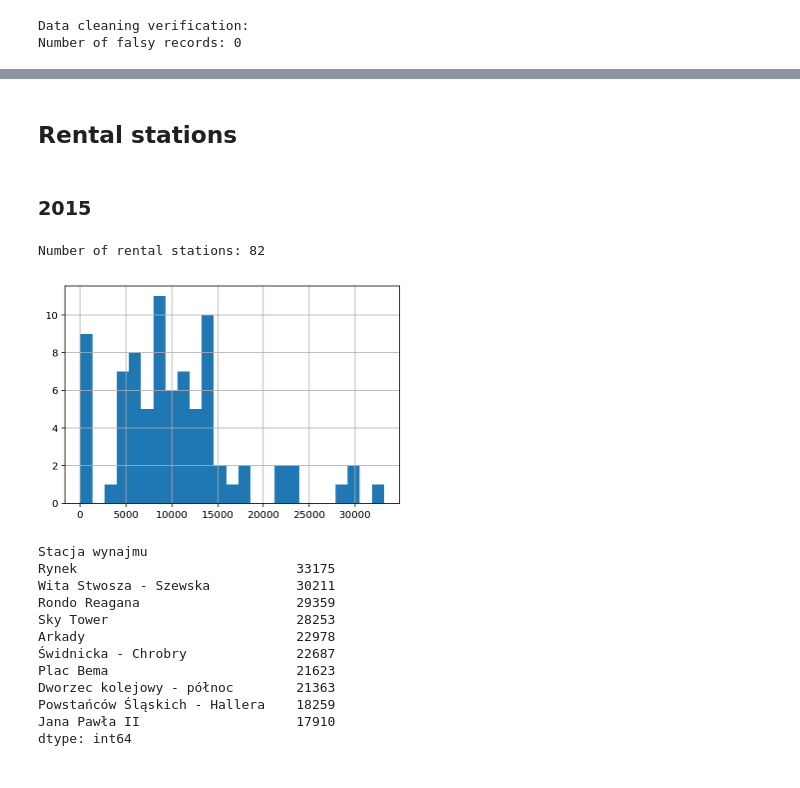
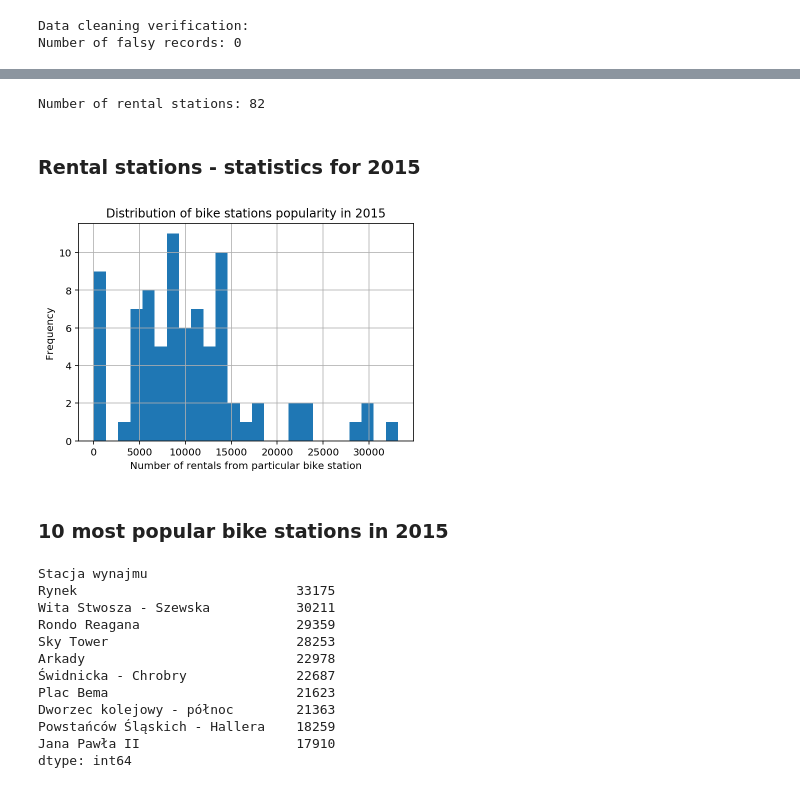
Before and after one commit to mariuszrokita/bike-sharing-demand, a Jupyter notebook: notebooks/wroclawski-rower-miejski/initial-data-exploration.ipynb, the cells around one changed output, grey strips where cells are left out. Drawn from its saved outputs; the diff is of its cells as text; code cells hidden in the pictures.

```diff
--- a/notebooks/wroclawski-rower-miejski/initial-data-exploration.ipynb
+++ b/notebooks/wroclawski-rower-miejski/initial-data-exploration.ipynb
@@ -157,15 +157,19 @@ Number of falsy records: 0
+# %%
+print("Number of rental stations: {}".format(len(rentals2015_df["Stacja wynajmu"].unique())));
+# %% [output]
+Number of rental stations: 82
 # %% [markdown]
-## Rental stations
+### Rental stations - statistics for 2015
-# %% [markdown]
-### 2015
-# %%
-print("Number of rental stations: {}".format(len(rentals2015_df["Stacja wynajmu"].unique())))
-# %% [output]
-Number of rental stations: 82
-# %%
-rentals2015_df.groupby(['Stacja wynajmu']).size().hist(bins=25);
-# %% [output]
-[figure, removed]
+# %%
+rentals2015_df.groupby(['Stacja wynajmu']).size().hist(bins=25);
+plt.title("Distribution of bike stations popularity in 2015");
+plt.xlabel("Number of rentals from particular bike station")
+plt.ylabel("Frequency")
+plt.show();
+# %% [output]
+[figure, added]
+# %% [markdown]
+### 10 most popular bike stations in 2015
 # %%
 rentals2015_df.groupby(['Stacja wynajmu']).size().sort_values(ascending=False).head(10)
 # %% [output]
```
Also changed, not shown: parts of 18 cells of this notebook.
